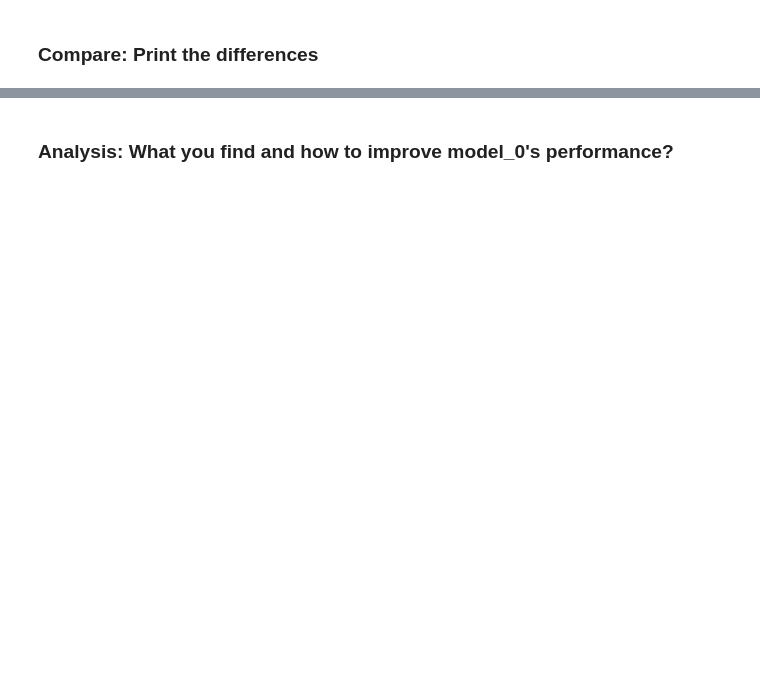
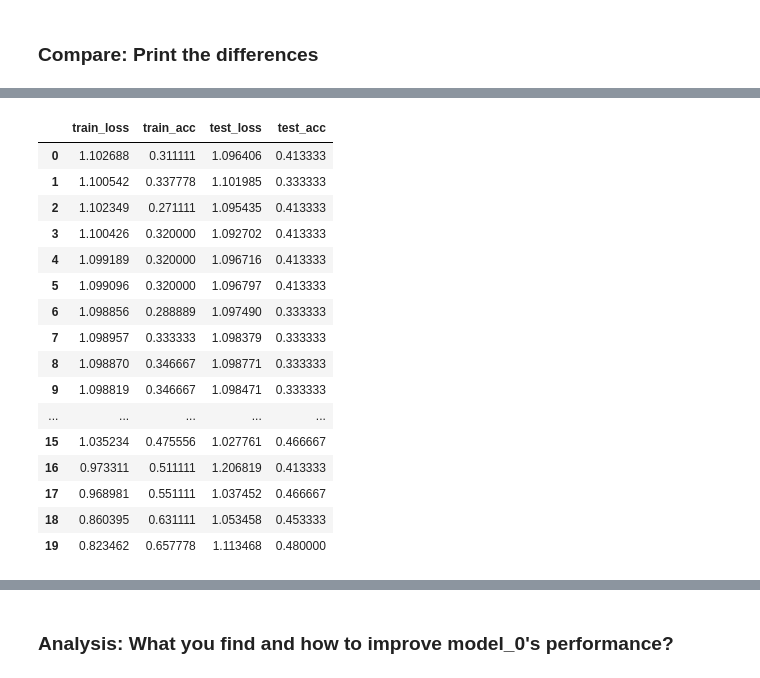
Before and after one commit to Xushuolin/ML-work, a Jupyter notebook: assig/project.ipynb, the cells around one changed output, grey strips where cells are left out. Saved outputs shown, nothing was run; the diff lists cells and outputs as text; code cells hidden in the pictures; blank space fills up the shorter version.

```diff
--- a/assig/project.ipynb
+++ b/assig/project.ipynb
@@ -557,0 +562,20 @@ model_compare_1
+# %%
+model_compare_2
+# %% [output]
+|  | train_loss | train_acc | test_loss | test_acc |
+| 0 | 1.102688 | 0.311111 | 1.096406 | 0.413333 |
+| 1 | 1.100542 | 0.337778 | 1.101985 | 0.333333 |
+| 2 | 1.102349 | 0.271111 | 1.095435 | 0.413333 |
+| 3 | 1.100426 | 0.320000 | 1.092702 | 0.413333 |
+| 4 | 1.099189 | 0.320000 | 1.096716 | 0.413333 |
+| 5 | 1.099096 | 0.320000 | 1.096797 | 0.413333 |
+| 6 | 1.098856 | 0.288889 | 1.097490 | 0.333333 |
+| 7 | 1.098957 | 0.333333 | 1.098379 | 0.333333 |
+| 8 | 1.098870 | 0.346667 | 1.098771 | 0.333333 |
+| 9 | 1.098819 | 0.346667 | 1.098471 | 0.333333 |
+| ... | ... | ... | ... | ... |
+| 15 | 1.035234 | 0.475556 | 1.027761 | 0.466667 |
+| 16 | 0.973311 | 0.511111 | 1.206819 | 0.413333 |
+| 17 | 0.968981 | 0.551111 | 1.037452 | 0.466667 |
+| 18 | 0.860395 | 0.631111 | 1.053458 | 0.453333 |
+| 19 | 0.823462 | 0.657778 | 1.113468 | 0.480000 |
```
Also changed, not shown: parts of 34 cells of this notebook, 3 other files.
